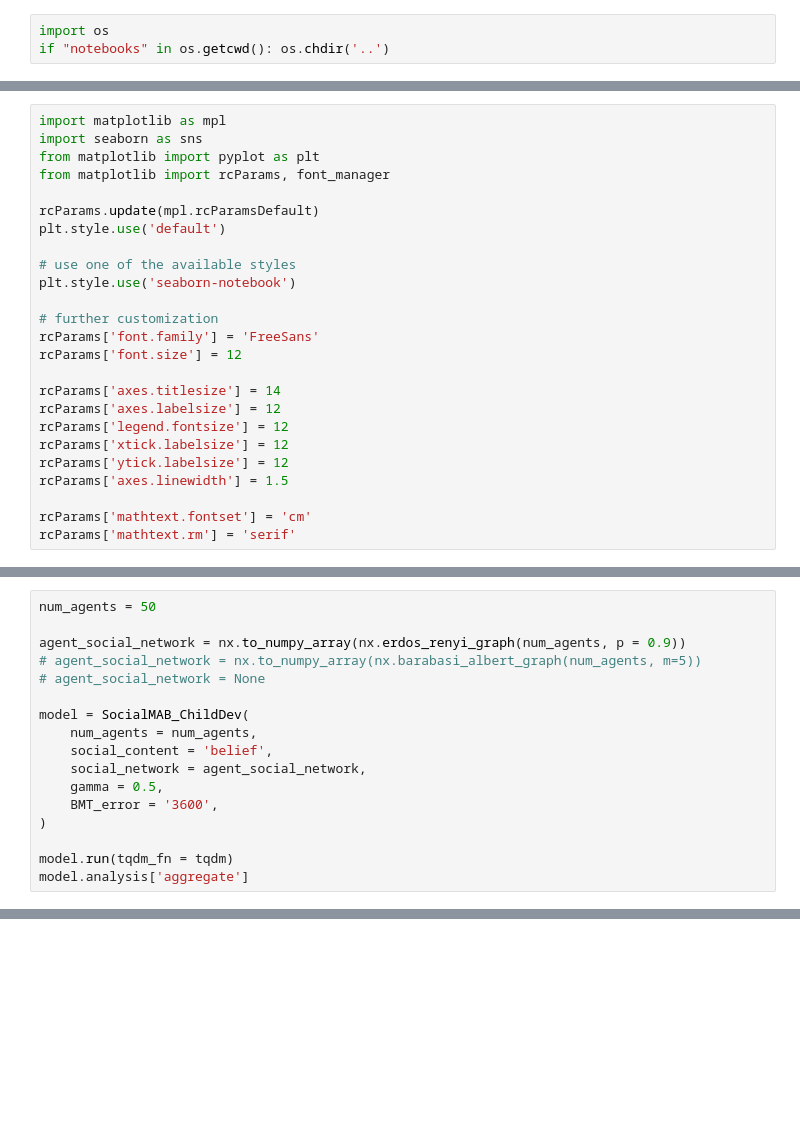
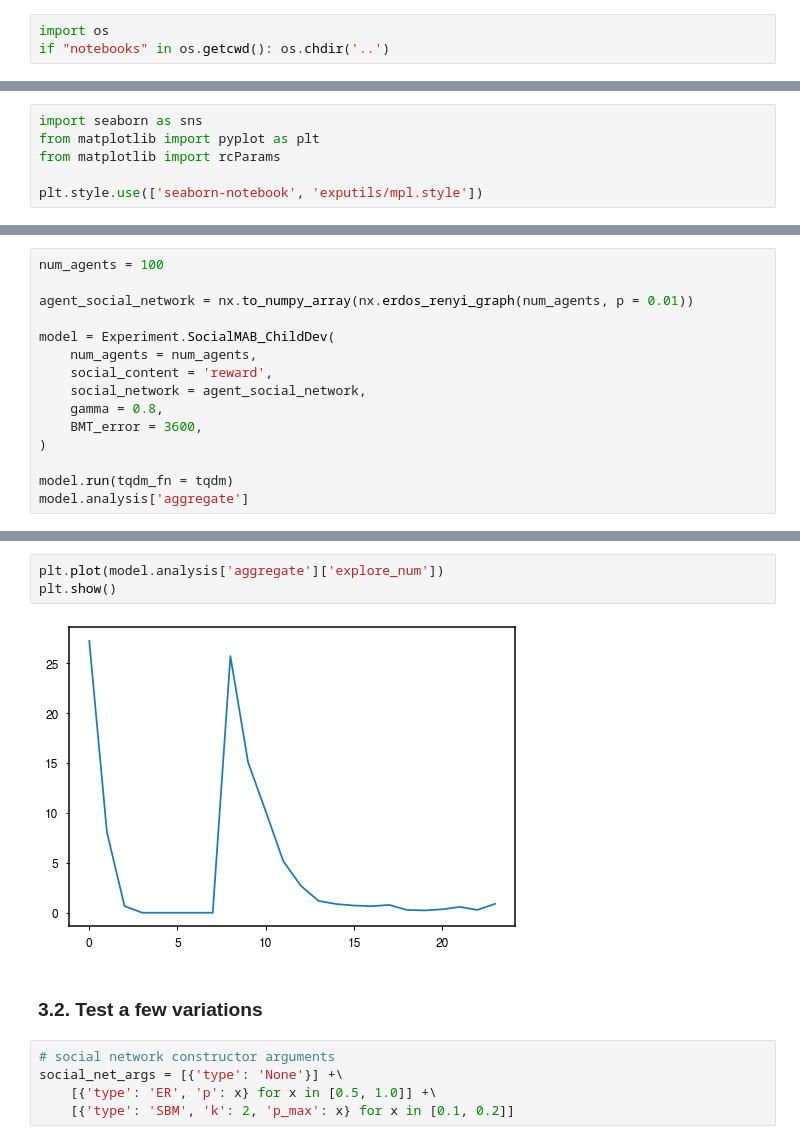
Before and after one commit to tuanpham96/uncertain-social-bandit, a Jupyter notebook: notebooks/changed-social-integration.ipynb, the cells around one changed output, grey strips where cells are left out. Saved outputs shown, nothing was run; the diff lists cells and outputs as text; blank space fills up the shorter version.

```diff
--- a/notebooks/changed-social-integration.ipynb
+++ b/notebooks/changed-social-integration.ipynb
@@ -23,25 +43,6 @@ import socialbandit as sb
 # %%
-import matplotlib as mpl
 import seaborn as sns
 from matplotlib import pyplot as plt
-from matplotlib import rcParams, font_manager
+from matplotlib import rcParams
 
-rcParams.update(mpl.rcParamsDefault)
-plt.style.use('default')
-
-# use one of the available styles
-plt.style.use('seaborn-notebook')
-
-# further customization
-rcParams['font.family'] = 'FreeSans'
-rcParams['font.size'] = 12
-
-rcParams['axes.titlesize'] = 14
-rcParams['axes.labelsize'] = 12
-rcParams['legend.fontsize'] = 12
-rcParams['xtick.labelsize'] = 12
-rcParams['ytick.labelsize'] = 12
-rcParams['axes.linewidth'] = 1.5
-
-rcParams['mathtext.fontset'] = 'cm'
-rcParams['mathtext.rm'] = 'serif'
+plt.style.use(['seaborn-notebook', 'exputils/mpl.style'])
@@ -275,16 +64,14 @@ class SocialMAB_ChildDev(sb.models.SocialMultiArmedBandit):
 # %%
-num_agents = 50
+num_agents = 100
 
-agent_social_network = nx.to_numpy_array(nx.erdos_renyi_graph(num_agents, p = 0.9))
-# agent_social_network = nx.to_numpy_array(nx.barabasi_albert_graph(num_agents, m=5))
-# agent_social_network = None
+agent_social_network = nx.to_numpy_array(nx.erdos_renyi_graph(num_agents, p = 0.01))
 
-model = SocialMAB_ChildDev(
+model = Experiment.SocialMAB_ChildDev(
     num_agents = num_agents,
-    social_content = 'belief',
+    social_content = 'reward',
     social_network = agent_social_network,
-    gamma = 0.5,
-    BMT_error = '3600',
+    gamma = 0.8,
+    BMT_error = 3600,
 )
 
 model.run(tqdm_fn = tqdm)
@@ -397,0 +96,12 @@ def run_experiment(fn, var_dict, file_prefix, num_trials=1,
+# %%
+plt.plot(model.analysis['aggregate']['explore_num'])
+plt.show()
+# %% [output]
+[figure, added]
+# %% [markdown]
+### 3.2. Test a few variations
+# %%
+# social network constructor arguments
+social_net_args = [{'type': 'None'}] +\
+    [{'type': 'ER', 'p': x} for x in [0.5, 1.0]] +\
+    [{'type': 'SBM', 'k': 2, 'p_max': x} for x in [0.1, 0.2]]
```
Also changed, not shown: parts of 36 cells of this notebook, 15 other files.
